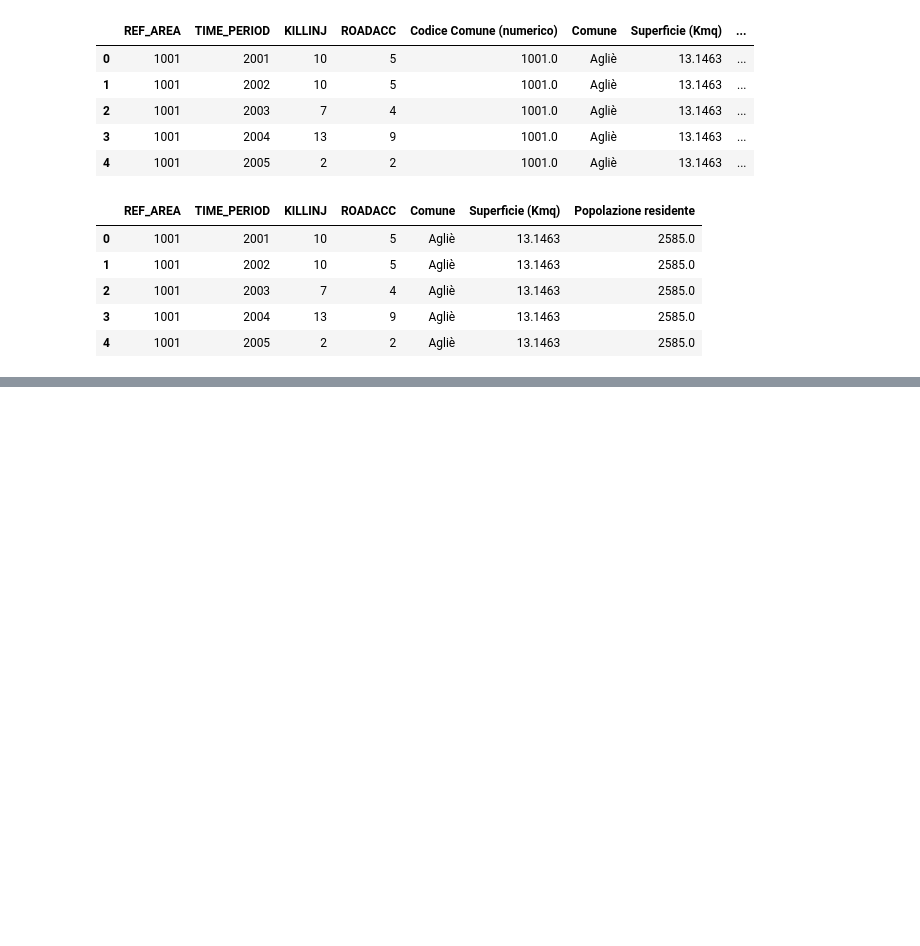
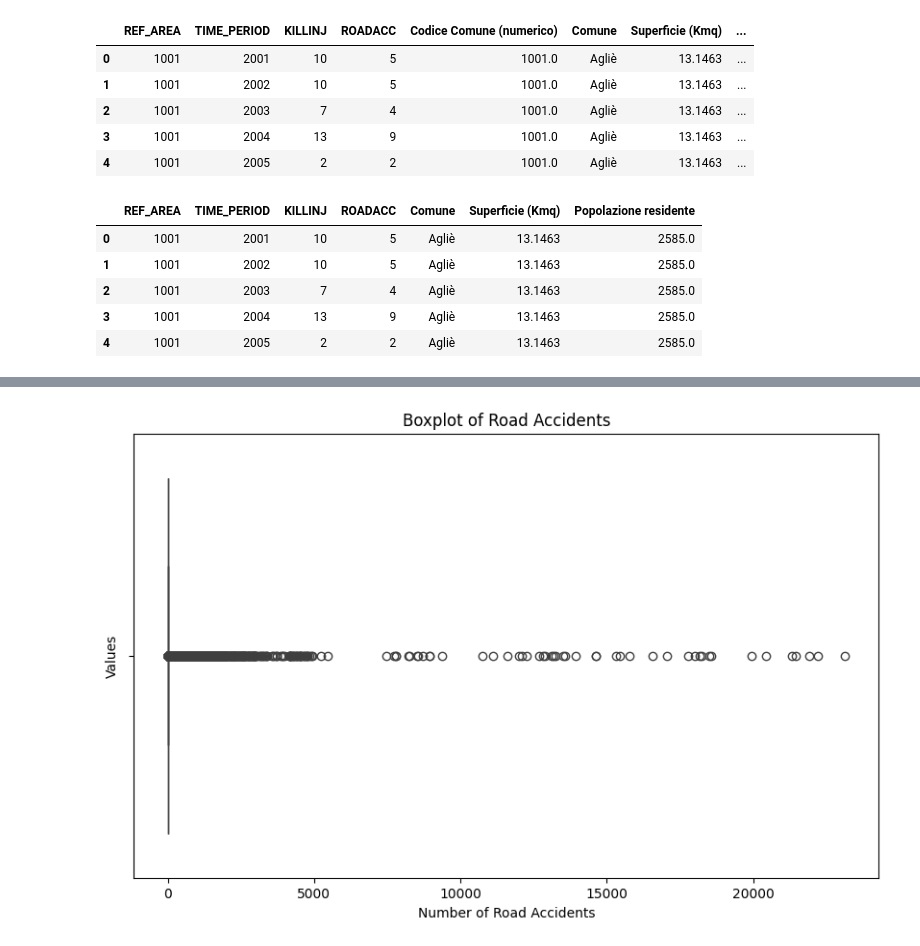
Before and after one commit to gionatacogoli/capstone_project, a Jupyter notebook: notebooks/02_data_cleaning.ipynb, the cells around one changed output, grey strips where cells are left out. Saved outputs shown, nothing was run; the diff lists cells and outputs as text; code cells hidden in the pictures; blank space fills up the shorter version.

Commit message:
Add outlier analysis and save cleaned dataset to CSV

```diff
--- a/notebooks/02_data_cleaning.ipynb
+++ b/notebooks/02_data_cleaning.ipynb
@@ -129,3 +131,12 @@ df_merged_istat_data_comuni_name.head()
 | 2 | 1001 | 2003 | 7 | 4 | Agliè | 13.1463 | 2585.0 |
 | 3 | 1001 | 2004 | 13 | 9 | Agliè | 13.1463 | 2585.0 |
 | 4 | 1001 | 2005 | 2 | 2 | Agliè | 13.1463 | 2585.0 |
+# %%
+# create a new column 'ROADACC_PER_CAPITA' that contains the number of road accidents per capita for each comune
+df_merged_istat_data_comuni_name['ROADACC_PER_CAPITA'] = df_merged_istat_data_comuni_name['ROADACC'] / df_merged_istat_data_comuni_name['Popolazione residente']
+
+# create a new column 'df_roadacc_per_km2' that contains the number of road accidents per km2 for each comune
+df_merged_istat_data_comuni_name['ROADACC_PER_KM2'] = df_merged_istat_data_comuni_name['ROADACC'] / df_merged_istat_data_comuni_name['Superficie (Kmq)']
+
+# display the first 5 rows of the final dataframe
+df_merged_istat_data_comuni_name.head()
@@ -131,0 +150,10 @@ df_merged_istat_data_comuni_name.head()
+# %%
+# check for outliers in the 'ROADACC' column using a boxplot
+plt.figure(figsize=(10, 6))
+sns.boxplot(x=df_merged_istat_data_comuni_name['ROADACC'])
+plt.title('Boxplot of Road Accidents')
+plt.xlabel('Number of Road Accidents')
+plt.ylabel('Values')
+plt.show()
+# %% [output]
+[figure, added]
```
Also changed, not shown: parts of 4 cells of this notebook, 1 other file.
